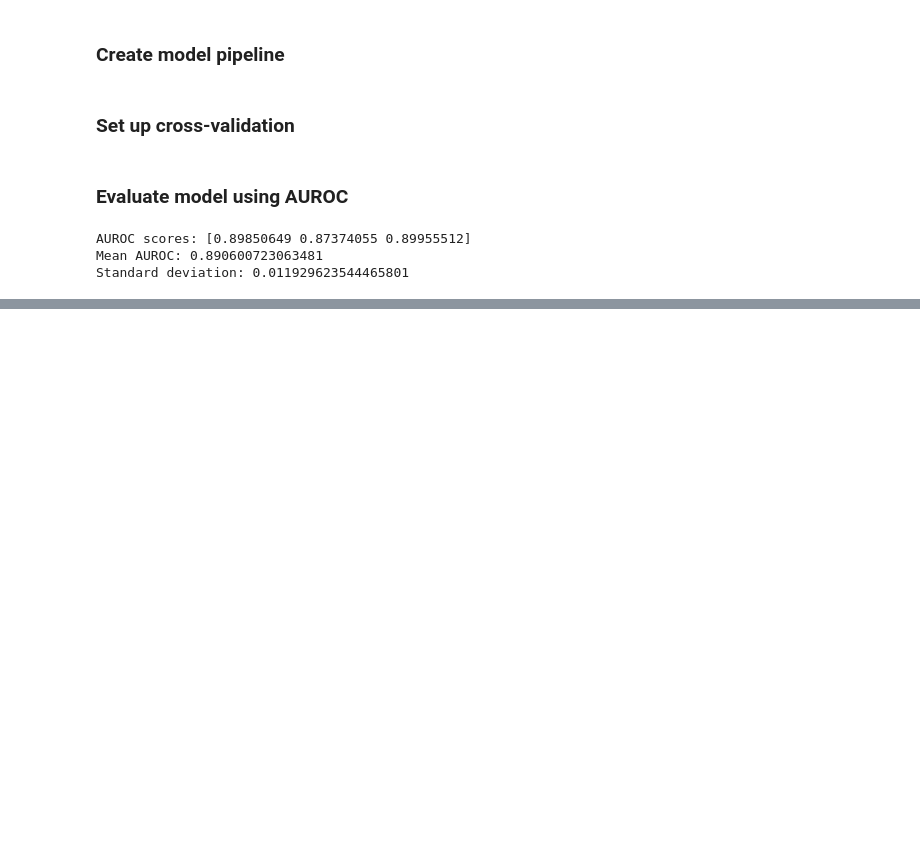
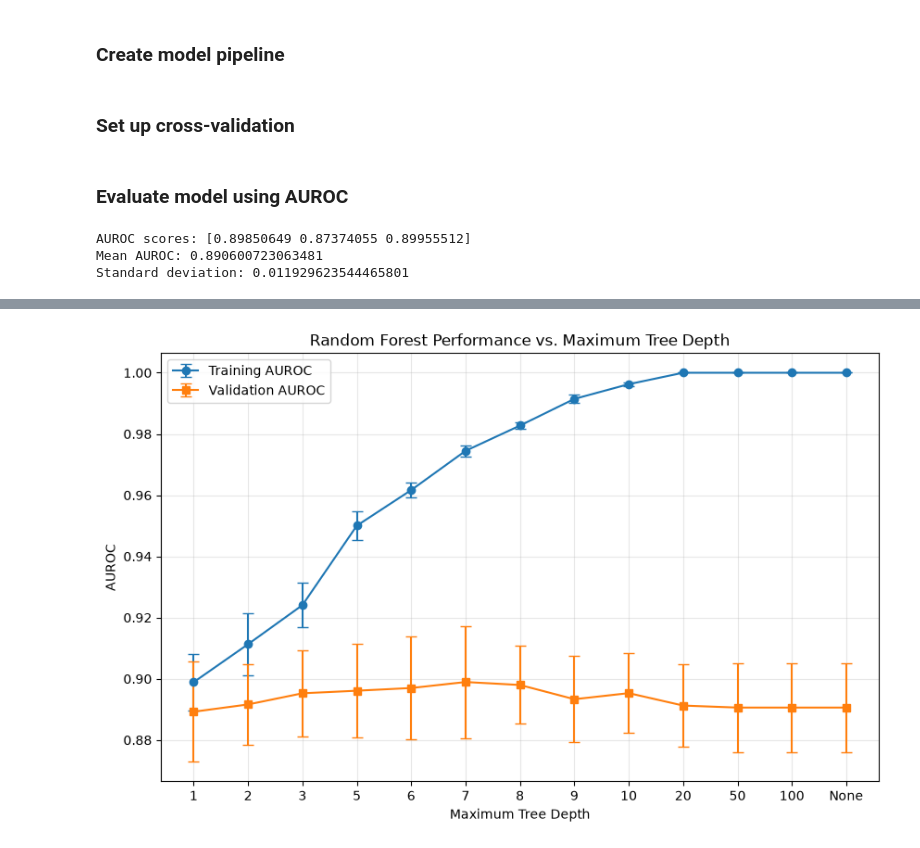
Before and after one commit to vle04/cs135-projectB, a Jupyter notebook: vinas_notebook.ipynb, the cells around one changed output, grey strips where cells are left out. Cells and saved outputs as stored; diff of their text form; code cells hidden in the pictures; blank space fills up the shorter version.

```diff
--- a/vinas_notebook.ipynb
+++ b/vinas_notebook.ipynb
@@ -329,2 +349,38 @@ None         1.000000   0.000000         0.890601        0.014611
+# %%
+# Create the figure
+# Show individual folds scores as dots, along with mean + std
+
+depth_labels = [str(d) for d in max_depth_values]
+
+fig, ax = plt.subplots(figsize=(10, 6))
+
+for metric, label, marker in [
+  ('train_auroc', 'Training AUROC', 'o'),
+  ('validation_auroc', 'Validation AUROC', 's')
+]:
+    means = depth_results.groupby('max_depth')[metric].mean()
+    stds = depth_results.groupby('max_depth')[metric].std()
+
+    means = means.reindex(depth_labels)
+    stds = stds.reindex(depth_labels)
+
+    ax.errorbar(
+        depth_labels,
+        means,
+        yerr=stds,
+        marker=marker,
+        capsize=4,
+        label=label
+    )
+
+ax.set_xlabel('Maximum Tree Depth')
+ax.set_ylabel('AUROC')
+ax.set_title('Random Forest Performance vs. Maximum Tree Depth')
+ax.legend()
+ax.grid(alpha=0.3)
+
+plt.show()
+# %% [output]
+[figure, added]
 # %%
 # Define configurations we want to test
```
Also changed, not shown: parts of 7 cells of this notebook.
